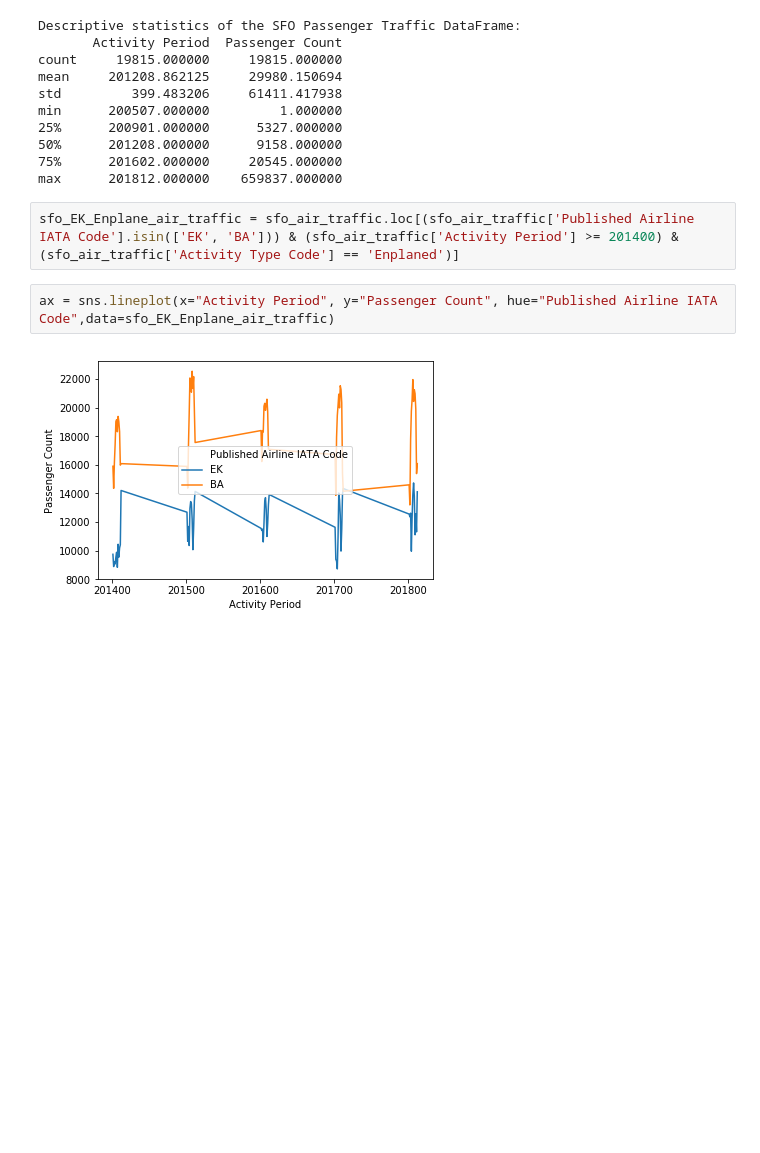
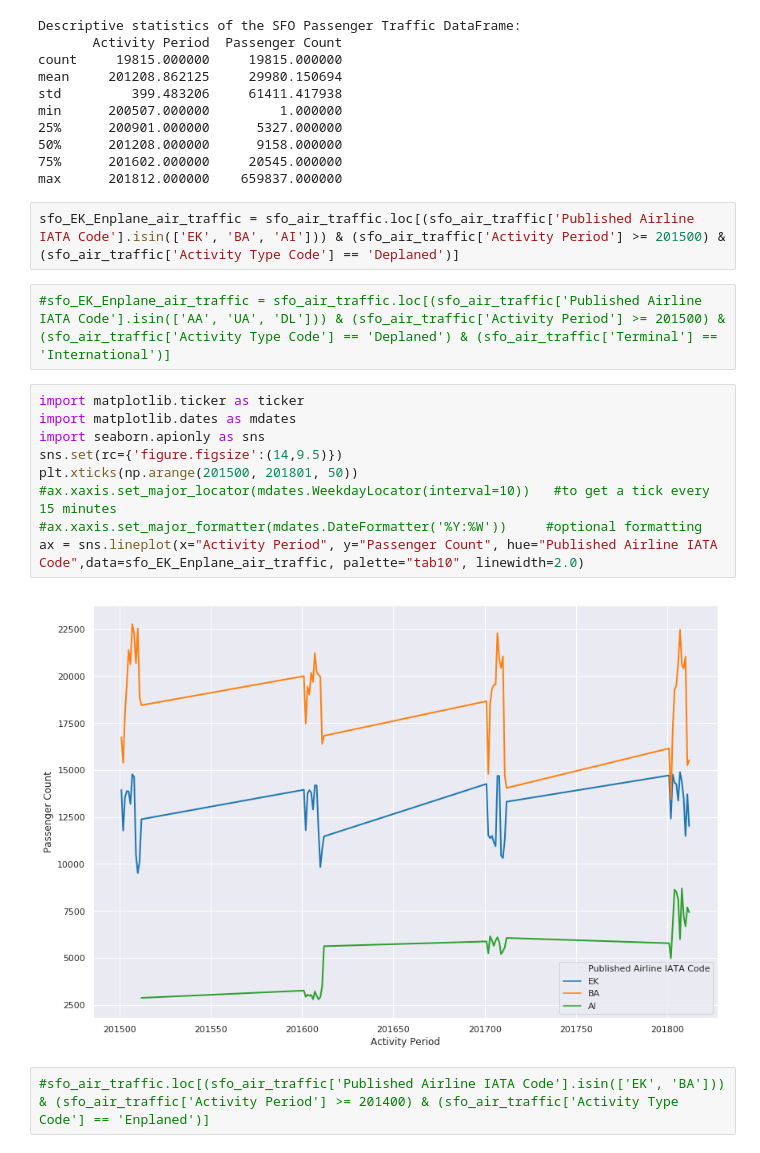
Before and after one commit to Saranyanv/test, a Jupyter notebook: 455_Assignment1.ipynb, the cells around one changed output. Saved outputs shown, nothing was run; the diff lists cells and outputs as text; blank space fills up the shorter version.

```diff
--- a/455_Assignment1.ipynb
+++ b/455_Assignment1.ipynb
@@ -72,9 +72,20 @@ min      200507.000000         1.000000
 50%      201208.000000      9158.000000
 75%      201602.000000     20545.000000
 max      201812.000000    659837.000000
+# %%
+sfo_EK_Enplane_air_traffic = sfo_air_traffic.loc[(sfo_air_traffic['Published Airline IATA Code'].isin(['EK', 'BA', 'AI'])) & (sfo_air_traffic['Activity Period'] >= 201500) & (sfo_air_traffic['Activity Type Code'] == 'Deplaned')]
+# %%
+#sfo_EK_Enplane_air_traffic = sfo_air_traffic.loc[(sfo_air_traffic['Published Airline IATA Code'].isin(['AA', 'UA', 'DL'])) & (sfo_air_traffic['Activity Period'] >= 201500) & (sfo_air_traffic['Activity Type Code'] == 'Deplaned') & (sfo_air_traffic['Terminal'] == 'International')]
+# %%
+import matplotlib.ticker as ticker
+import matplotlib.dates as mdates
+import seaborn.apionly as sns
+sns.set(rc={'figure.figsize':(14,9.5)})
+plt.xticks(np.arange(201500, 201801, 50))
+#ax.xaxis.set_major_locator(mdates.WeekdayLocator(interval=10))   #to get a tick every 15 minutes
+#ax.xaxis.set_major_formatter(mdates.DateFormatter('%Y:%W'))     #optional formatting
+ax = sns.lineplot(x="Activity Period", y="Passenger Count", hue="Published Airline IATA Code",data=sfo_EK_Enplane_air_traffic, palette="tab10", linewidth=2.0)
+# %% [output]
+[figure, added]
 # %%
-sfo_EK_Enplane_air_traffic = sfo_air_traffic.loc[(sfo_air_traffic['Published Airline IATA Code'].isin(['EK', 'BA'])) & (sfo_air_traffic['Activity Period'] >= 201400) & (sfo_air_traffic['Activity Type Code'] == 'Enplaned')]
+#sfo_air_traffic.loc[(sfo_air_traffic['Published Airline IATA Code'].isin(['EK', 'BA'])) & (sfo_air_traffic['Activity Period'] >= 201400) & (sfo_air_traffic['Activity Type Code'] == 'Enplaned')]
-# %%
-ax = sns.lineplot(x="Activity Period", y="Passenger Count", hue="Published Airline IATA Code",data=sfo_EK_Enplane_air_traffic)
-# %% [output]
-[figure, removed]
```
Also changed, not shown: parts of 2 cells of this notebook.
